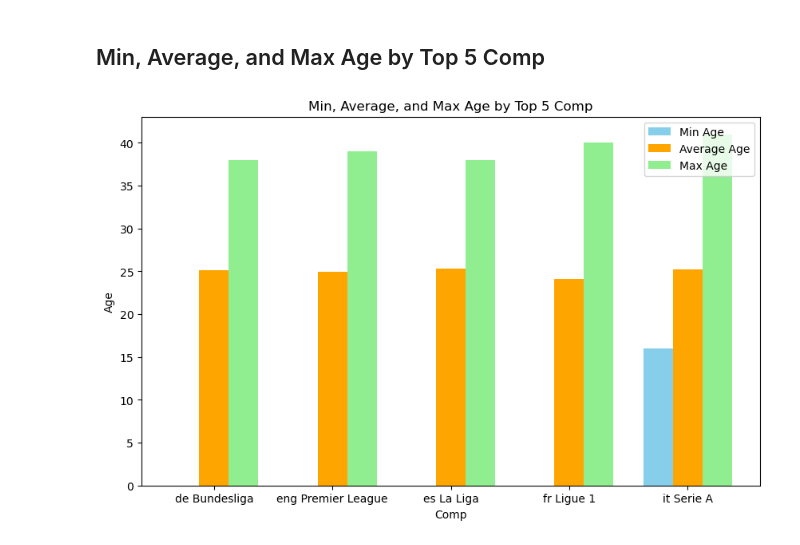
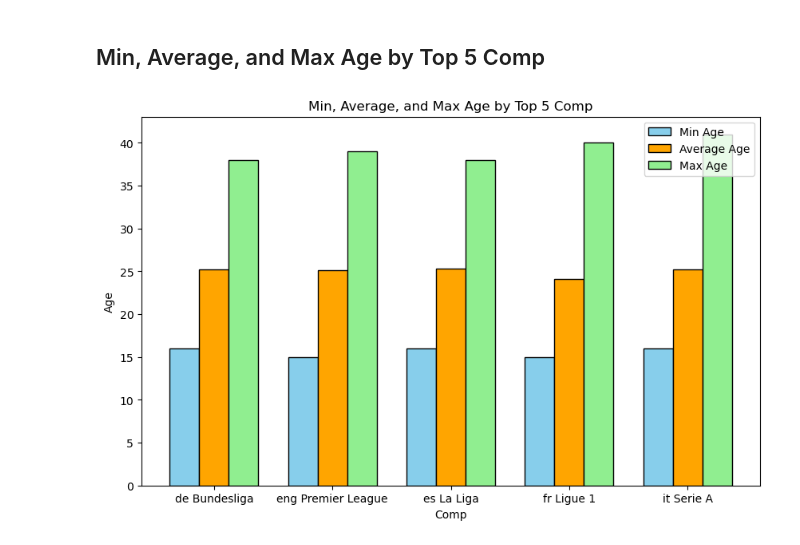
Before and after one commit to Hamza-rami/football-stats-analytics, a Jupyter notebook: project1.ipynb, the cells around one changed output. Cells and saved outputs as stored; diff of their text form; code cells hidden in the pictures.

Commit message:
feat: cleaned data and do some visualizition

```diff
--- a/project1.ipynb
+++ b/project1.ipynb
@@ -7,7 +7,7 @@ import numpy as np
 
 # import data
 df = pd.read_csv("players_data-2024_2025.csv")
-df.fillna(0, inplace=True)
+# df.fillna(0, inplace=True)
 # %%
 Comp = df['Comp'].value_counts().head(5).index
 df_top5 = df[df['Comp'].isin(Comp)]
@@ -18,23 +27,23 @@ age_stats_top5.rename(columns={'min':'Min Age','max':'Max Age','mean':'Average A
 # %%
 Comp = age_stats_top5.index
 min_age = age_stats_top5['Min Age']
 max_age = age_stats_top5['Max Age']
 avg_age = age_stats_top5['Average Age']
 
 x = np.arange(len(Comp))
 width = 0.25
 
 plt.figure(figsize=(10,6))
-plt.bar(x - width, min_age, width, label='Min Age', color='skyblue')
-plt.bar(x, avg_age, width, label='Average Age', color='orange')
-plt.bar(x + width, max_age, width, label='Max Age', color='lightgreen')
+plt.bar(x - width, min_age, width, label='Min Age', color='skyblue', edgecolor="black")
+plt.bar(x, avg_age, width, label='Average Age', color='orange', edgecolor="black")
+plt.bar(x + width, max_age, width, label='Max Age', color='lightgreen', edgecolor="black")
 
 # Labels
 plt.xlabel('Comp')
 plt.ylabel('Age')
 plt.title('Min, Average, and Max Age by Top 5 Comp')
 plt.xticks(x, Comp)
 plt.legend()
 plt.show()
 # %% [output]
-[figure, old version]
+[figure, new version]
```
Also changed, not shown: parts of 1 cell of this notebook, 2 other files.
